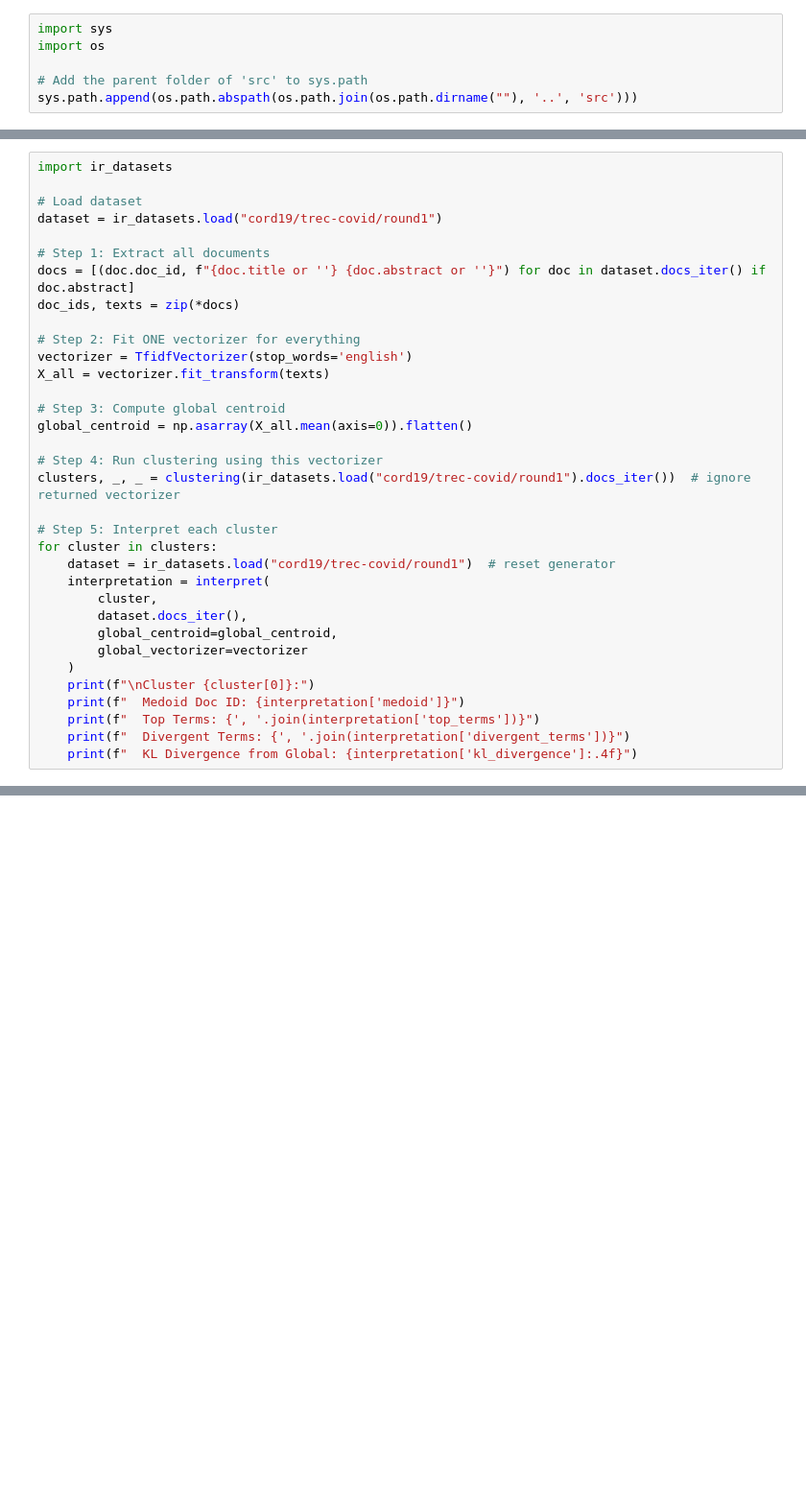
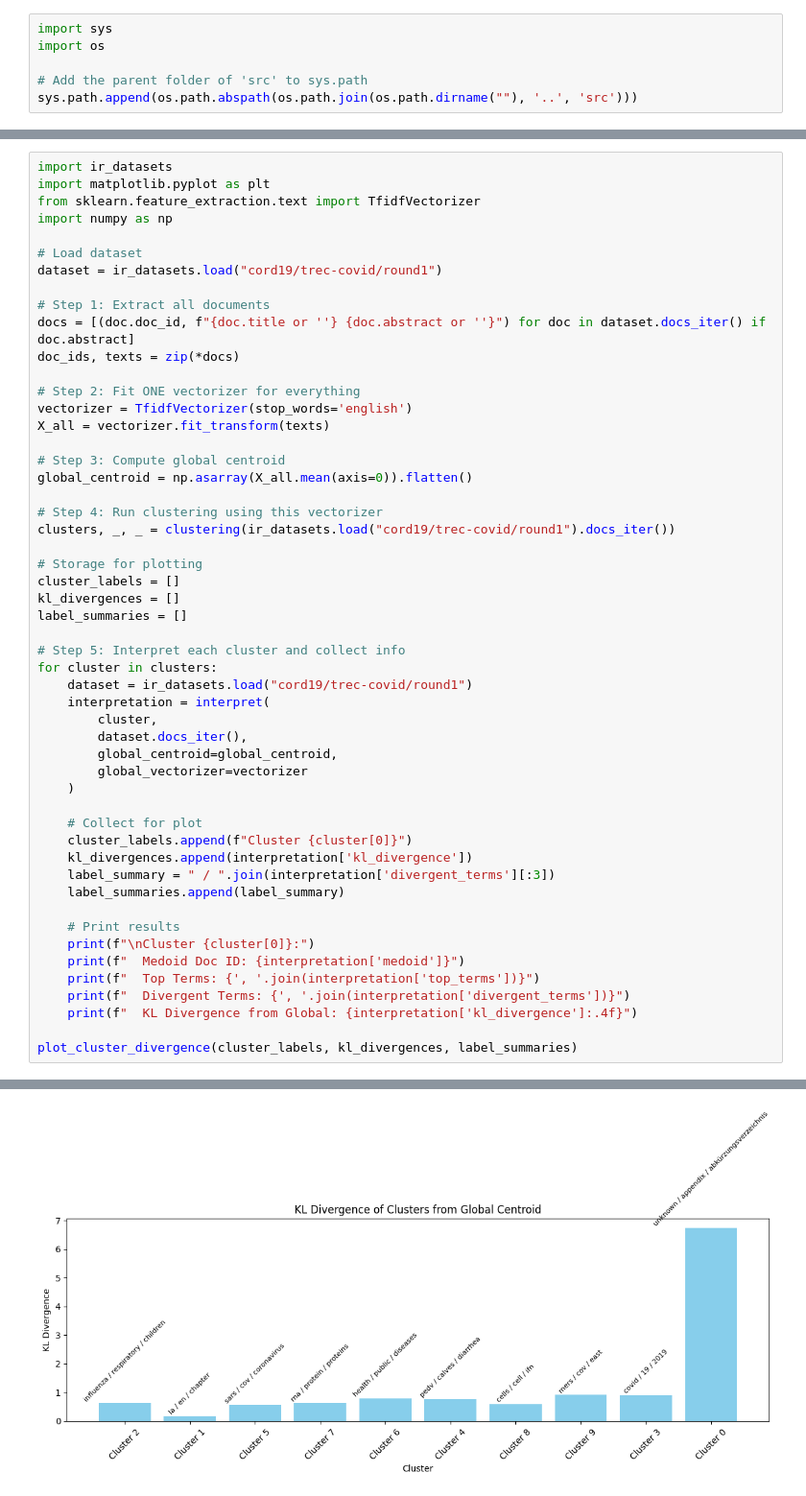
Before and after one commit to franciscoAbreuTecnico/Information-Processing-and-Retrieval, a Jupyter notebook: notebooks/notebook.ipynb, the cells around one changed output, grey strips where cells are left out. Shown at 96% size. Cells and saved outputs as stored; diff of their text form; blank space fills up the shorter version.

Commit message:
Plot for Divergence of Clusters. Added gitignore

```diff
--- a/notebooks/notebook.ipynb
+++ b/notebooks/notebook.ipynb
@@ -57,5 +57,8 @@ Note: you may need to restart the kernel to use updated packages.
 # %%
 import ir_datasets
+import matplotlib.pyplot as plt
+from sklearn.feature_extraction.text import TfidfVectorizer
+import numpy as np
 
 # Load dataset
 dataset = ir_datasets.load("cord19/trec-covid/round1")
@@ -72,37 +75,53 @@ X_all = vectorizer.fit_transform(texts)
 global_centroid = np.asarray(X_all.mean(axis=0)).flatten()
 
 # Step 4: Run clustering using this vectorizer
-clusters, _, _ = clustering(ir_datasets.load("cord19/trec-covid/round1").docs_iter())  # ignore returned vectorizer
+clusters, _, _ = clustering(ir_datasets.load("cord19/trec-covid/round1").docs_iter())
 
-# Step 5: Interpret each cluster
+# Storage for plotting
+cluster_labels = []
+kl_divergences = []
+label_summaries = []
+
+# Step 5: Interpret each cluster and collect info
 for cluster in clusters:
-    dataset = ir_datasets.load("cord19/trec-covid/round1")  # reset generator
+    dataset = ir_datasets.load("cord19/trec-covid/round1")
     interpretation = interpret(
         cluster,
         dataset.docs_iter(),
         global_centroid=global_centroid,
         global_vectorizer=vectorizer
     )
+
+    # Collect for plot
+    cluster_labels.append(f"Cluster {cluster[0]}")
+    kl_divergences.append(interpretation['kl_divergence'])
+    label_summary = " / ".join(interpretation['divergent_terms'][:3])
+    label_summaries.append(label_summary)
+
+    # Print results
     print(f"\nCluster {cluster[0]}:")
     print(f"  Medoid Doc ID: {interpretation['medoid']}")
     print(f"  Top Terms: {', '.join(interpretation['top_terms'])}")
     print(f"  Divergent Terms: {', '.join(interpretation['divergent_terms'])}")
     print(f"  KL Divergence from Global: {interpretation['kl_divergence']:.4f}")
+
+plot_cluster_divergence(cluster_labels, kl_divergences, label_summaries)
 # %% [output]
 k = 10, silhouette score: 0.0099
 
 Cluster 2:
   Medoid Doc ID: 9z3ppxph
   Top Terms: influenza, respiratory, children, viruses, patients, virus, infections, viral, rsv, infection
   Divergent Terms: influenza, respiratory, children, infections, viruses, patients, rsv, h1n1, tract, virus
   KL Divergence from Global: 0.6198
 
 Cluster 1:
   Medoid Doc ID: u2mfjhtj
   Top Terms: disease, patients, virus, human, diseases, infection, clinical, based, viruses, new
   Divergent Terms: la, en, chapter, species, applications, drug, cats, use, bats, compounds
 ... (45 lines left out)
   Medoid Doc ID: yxahcale
   Top Terms: unknown, appendix, abkürzungsverzeichnis, authors, subject, index, prefacio, foreword, copyright, credits
   Divergent Terms: unknown, appendix, abkürzungsverzeichnis, authors, subject, index, prefacio, foreword, copyright, credits
   KL Divergence from Global: 6.7414
+[figure, added]
```
Also changed, not shown: parts of 2 cells of this notebook, 4 other files.
